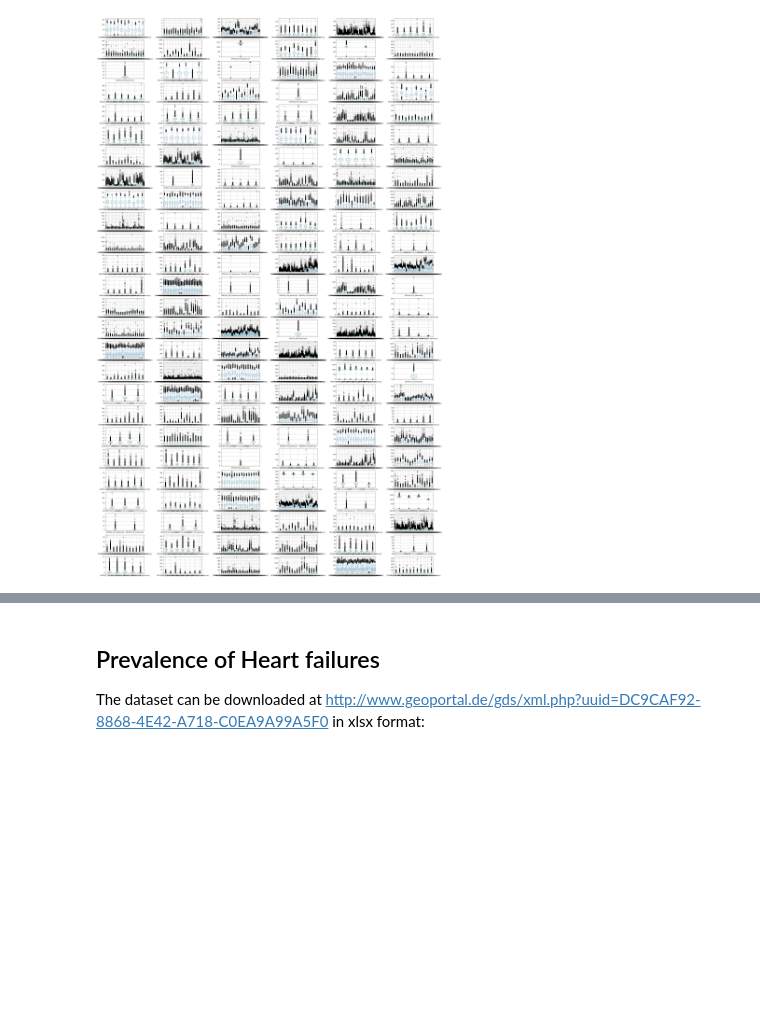
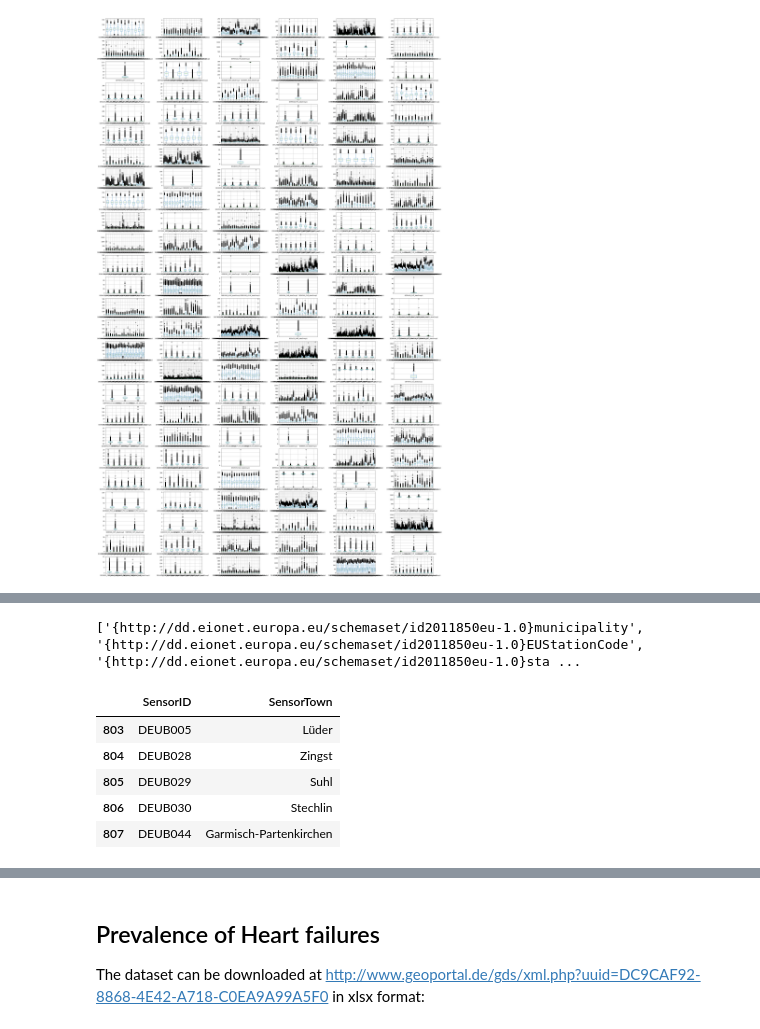
Before and after one commit to EvgenyGorelov/IBM_Coursera_Capstone, a Jupyter notebook: Capstone.data_exp.pandas.1.0.ipynb, the cells around one changed output, grey strips where cells are left out. Cells and saved outputs as stored; diff of their text form; code cells hidden in the pictures; blank space fills up the shorter version.

```diff
--- a/Capstone.data_exp.pandas.1.0.ipynb
+++ b/Capstone.data_exp.pandas.1.0.ipynb
@@ -485,0 +500,36 @@ plt.show()
+# %%
+# pick all tags from the XML file
+Etree = etree.parse("Capstone.rawData/AQD_DE_D_2017/DE_D_allInOne_metaMeasurements_2017.xml")
+Eroot = Etree.getroot()
+Eroot.tag
+Eroot.attrib
+AllTags = [elem.tag for elem in Eroot.iter()]
+print(AllTags[23:35])
+#varName = 'observedProperty'
+#print("\n".join([s for s in AllTags if varName in s]))
+# %% [output]
+['{http://dd.eionet.europa.eu/schemaset/id2011850eu-1.0}municipality', '{http://dd.eionet.europa.eu/schemaset/id2011850eu-1.0}EUStationCode', '{http://dd.eionet.europa.eu/schemaset/id2011850eu-1.0}sta ...
+# %%
+#len(AllTags)
+varMUN = [s for s in AllTags if 'municipality' in s][0]
+varID  = [s for s in AllTags if 'EUStationCode' in s][0]
+varFeatMem = [s for s in AllTags if 'featureMember' in s][0]
+
+
+IDs=[]
+MUNs=[]
+
+for varr in Eroot.iter(varFeatMem):
+    for child in varr.iter(varMUN):
+        MUNs.append(child.text)
+        for child2 in varr.iter(varID):
+            IDs.append(child2.text)
+SensorLocation=pd.DataFrame({'SensorID': IDs, 'SensorTown': MUNs})
+SensorLocation.tail(5)
+# %% [output]
+|  | SensorID | SensorTown |
+| 803 | DEUB005 | Lüder |
+| 804 | DEUB028 | Zingst |
+| 805 | DEUB029 | Suhl |
+| 806 | DEUB030 | Stechlin |
+| 807 | DEUB044 | Garmisch-Partenkirchen |
```
Also changed, not shown: parts of 11 cells of this notebook, 1 other file.
